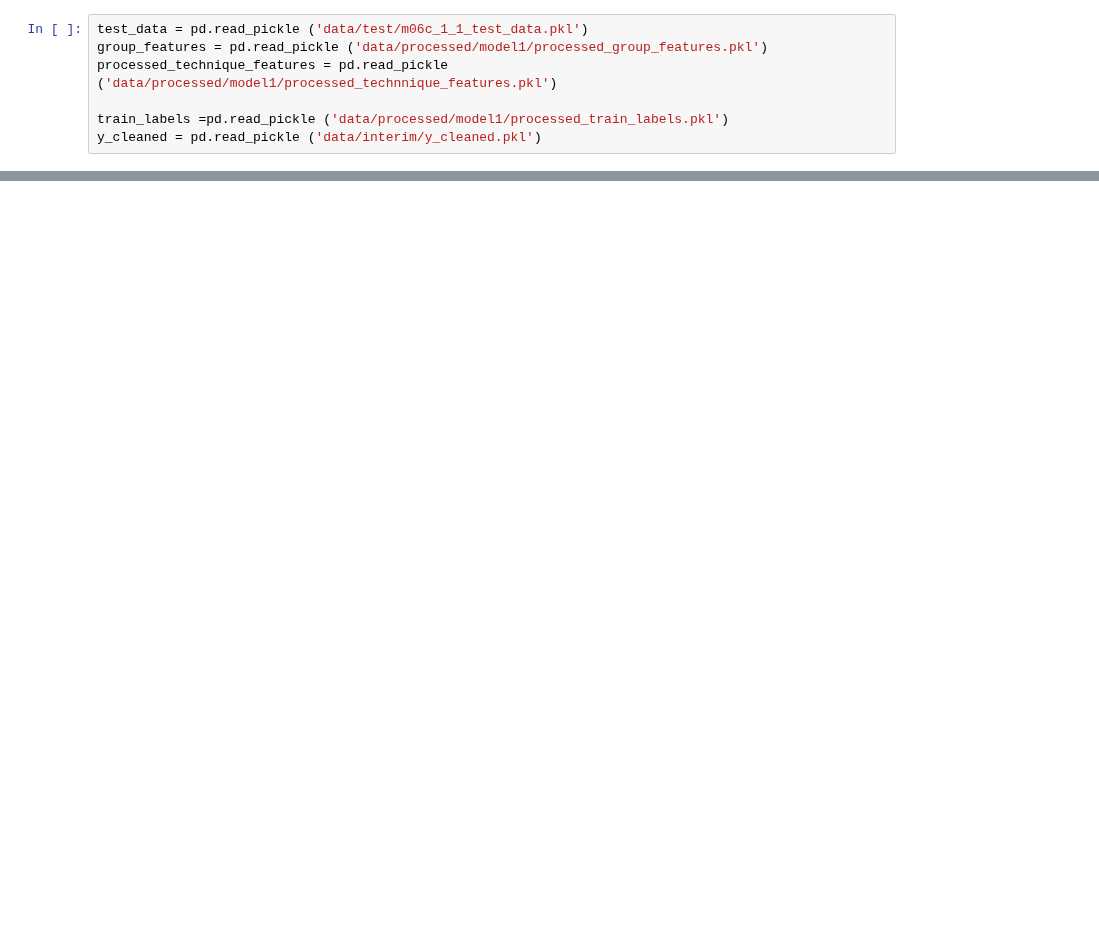
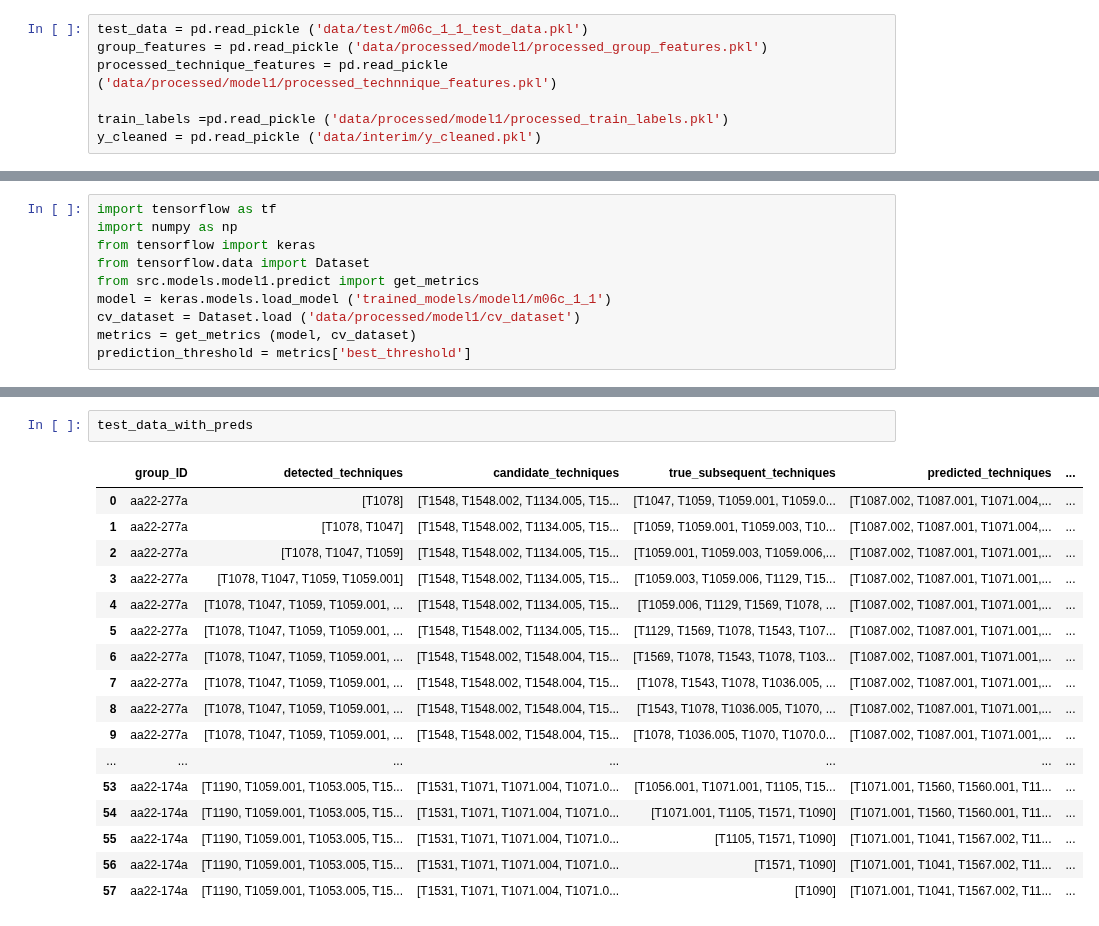
Before and after one commit to hcvu1050/hieuchivu-gt24-repo3, a Jupyter notebook: n_10_test_group_features.ipynb, the cells around one changed output, grey strips where cells are left out. Cells and saved outputs as stored; diff of their text form; blank space fills up the shorter version.

```diff
--- a/n_10_test_group_features.ipynb
+++ b/n_10_test_group_features.ipynb
@@ -144,0 +51,10 @@ res
+# %%
+import tensorflow as tf
+import numpy as np
+from tensorflow import keras
+from tensorflow.data import Dataset
+from src.models.model1.predict import get_metrics
+model = keras.models.load_model ('trained_models/model1/m06c_1_1')
+cv_dataset = Dataset.load ('data/processed/model1/cv_dataset')
+metrics = get_metrics (model, cv_dataset)
+prediction_threshold = metrics['best_threshold']
@@ -144,0 +118,20 @@ res
+# %%
+test_data_with_preds
+# %% [output]
+|  | group_ID | detected_techniques | candidate_techniques | true_subsequent_techniques | predicted_techniques | ... |
+| 0 | aa22-277a | [T1078] | [T1548, T1548.002, T1134.005, T15... | [T1047, T1059, T1059.001, T1059.0... | [T1087.002, T1087.001, T1071.004,... | ... |
+| 1 | aa22-277a | [T1078, T1047] | [T1548, T1548.002, T1134.005, T15... | [T1059, T1059.001, T1059.003, T10... | [T1087.002, T1087.001, T1071.004,... | ... |
+| 2 | aa22-277a | [T1078, T1047, T1059] | [T1548, T1548.002, T1134.005, T15... | [T1059.001, T1059.003, T1059.006,... | [T1087.002, T1087.001, T1071.001,... | ... |
+| 3 | aa22-277a | [T1078, T1047, T1059, T1059.001] | [T1548, T1548.002, T1134.005, T15... | [T1059.003, T1059.006, T1129, T15... | [T1087.002, T1087.001, T1071.001,... | ... |
+| 4 | aa22-277a | [T1078, T1047, T1059, T1059.001, ... | [T1548, T1548.002, T1134.005, T15... | [T1059.006, T1129, T1569, T1078, ... | [T1087.002, T1087.001, T1071.001,... | ... |
+| 5 | aa22-277a | [T1078, T1047, T1059, T1059.001, ... | [T1548, T1548.002, T1134.005, T15... | [T1129, T1569, T1078, T1543, T107... | [T1087.002, T1087.001, T1071.001,... | ... |
+| 6 | aa22-277a | [T1078, T1047, T1059, T1059.001, ... | [T1548, T1548.002, T1548.004, T15... | [T1569, T1078, T1543, T1078, T103... | [T1087.002, T1087.001, T1071.001,... | ... |
+| 7 | aa22-277a | [T1078, T1047, T1059, T1059.001, ... | [T1548, T1548.002, T1548.004, T15... | [T1078, T1543, T1078, T1036.005, ... | [T1087.002, T1087.001, T1071.001,... | ... |
+| 8 | aa22-277a | [T1078, T1047, T1059, T1059.001, ... | [T1548, T1548.002, T1548.004, T15... | [T1543, T1078, T1036.005, T1070, ... | [T1087.002, T1087.001, T1071.001,... | ... |
+| 9 | aa22-277a | [T1078, T1047, T1059, T1059.001, ... | [T1548, T1548.002, T1548.004, T15... | [T1078, T1036.005, T1070, T1070.0... | [T1087.002, T1087.001, T1071.001,... | ... |
+| ... | ... | ... | ... | ... | ... | ... |
+| 53 | aa22-174a | [T1190, T1059.001, T1053.005, T15... | [T1531, T1071, T1071.004, T1071.0... | [T1056.001, T1071.001, T1105, T15... | [T1071.001, T1560, T1560.001, T11... | ... |
+| 54 | aa22-174a | [T1190, T1059.001, T1053.005, T15... | [T1531, T1071, T1071.004, T1071.0... | [T1071.001, T1105, T1571, T1090] | [T1071.001, T1560, T1560.001, T11... | ... |
+| 55 | aa22-174a | [T1190, T1059.001, T1053.005, T15... | [T1531, T1071, T1071.004, T1071.0... | [T1105, T1571, T1090] | [T1071.001, T1041, T1567.002, T11... | ... |
+| 56 | aa22-174a | [T1190, T1059.001, T1053.005, T15... | [T1531, T1071, T1071.004, T1071.0... | [T1571, T1090] | [T1071.001, T1041, T1567.002, T11... | ... |
+| 57 | aa22-174a | [T1190, T1059.001, T1053.005, T15... | [T1531, T1071, T1071.004, T1071.0... | [T1090] | [T1071.001, T1041, T1567.002, T11... | ... |
```
Also changed, not shown: parts of 16 cells of this notebook.
